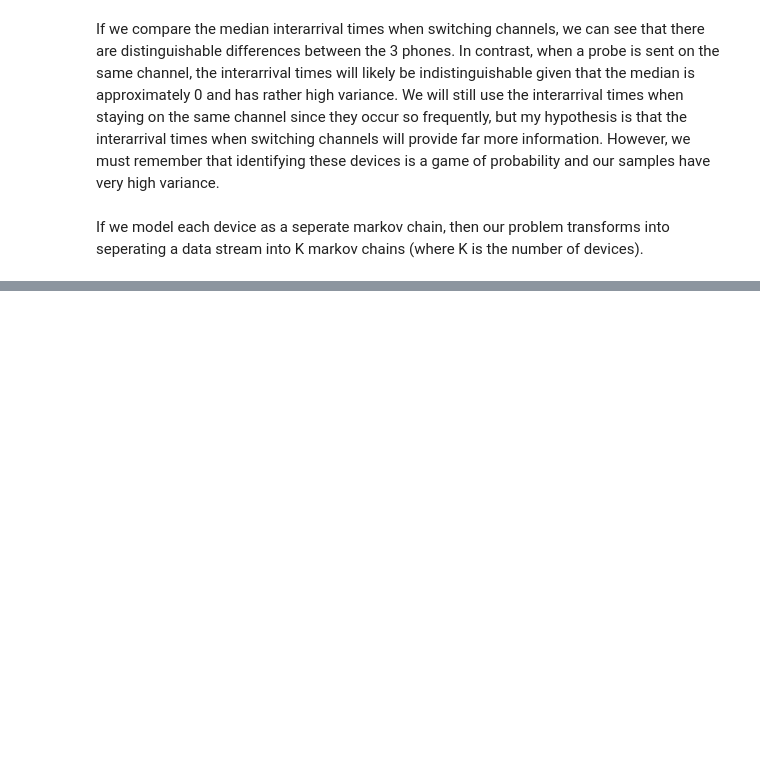
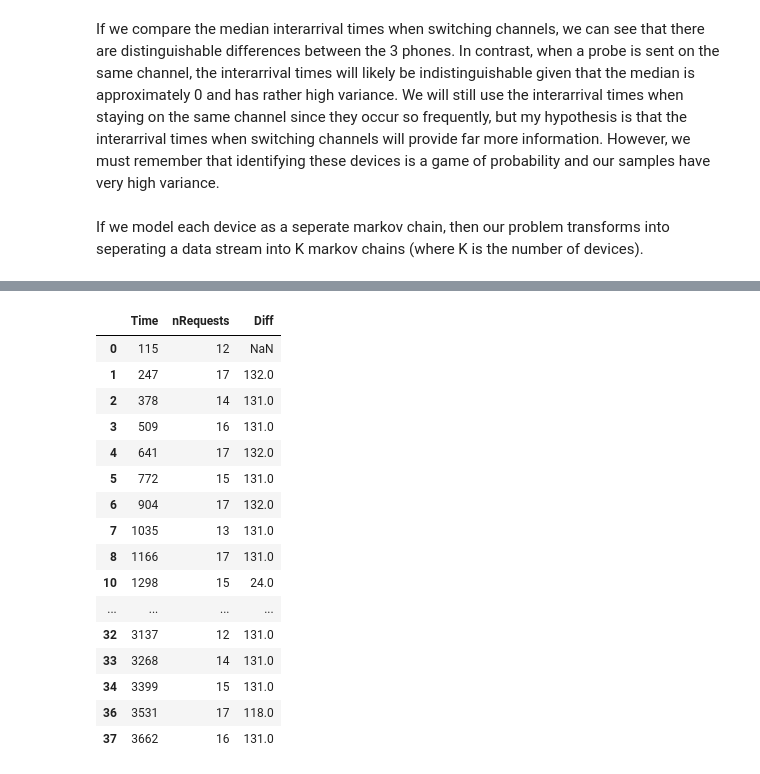
Before and after one commit to jdeinum/SDR, a Jupyter notebook: analysis/sdr_v2.ipynb, the cells around one changed output, grey strips where cells are left out. Cells and saved outputs as stored; diff of their text form; code cells hidden in the pictures; blank space fills up the shorter version.

```diff
--- a/analysis/sdr_v2.ipynb
+++ b/analysis/sdr_v2.ipynb
@@ -538,0 +599,41 @@ If we model each device as a seperate markov chain, then our problem transforms
+# %%
+x = d20["Time"].to_numpy()
+dt  = np.diff(x)
+pos = np.where(dt > 5)[0] + 1
+split = list(np.split(x, pos))
+
+res = []
+sizes = []
+for x in split:
+    if len(x) > 1:
+        res.append([int(np.mean(x)), len(x)])
+
+
+
+su = DataFrame(res, columns=["Time", "nRequests"])
+su["Diff"] = su.diff()["Time"]
+sf = su[su["nRequests"] > 5]
+display(sf)
+
+
+
+
+import networkx as nx
+# %% [output]
+|  | Time | nRequests | Diff |
+| 0 | 115 | 12 | NaN |
+| 1 | 247 | 17 | 132.0 |
+| 2 | 378 | 14 | 131.0 |
+| 3 | 509 | 16 | 131.0 |
+| 4 | 641 | 17 | 132.0 |
+| 5 | 772 | 15 | 131.0 |
+| 6 | 904 | 17 | 132.0 |
+| 7 | 1035 | 13 | 131.0 |
+| 8 | 1166 | 17 | 131.0 |
+| 10 | 1298 | 15 | 24.0 |
+| ... | ... | ... | ... |
+| 32 | 3137 | 12 | 131.0 |
+| 33 | 3268 | 14 | 131.0 |
+| 34 | 3399 | 15 | 131.0 |
+| 36 | 3531 | 17 | 118.0 |
+| 37 | 3662 | 16 | 131.0 |
```
Also changed, not shown: parts of 2 cells of this notebook, 4 other files.
